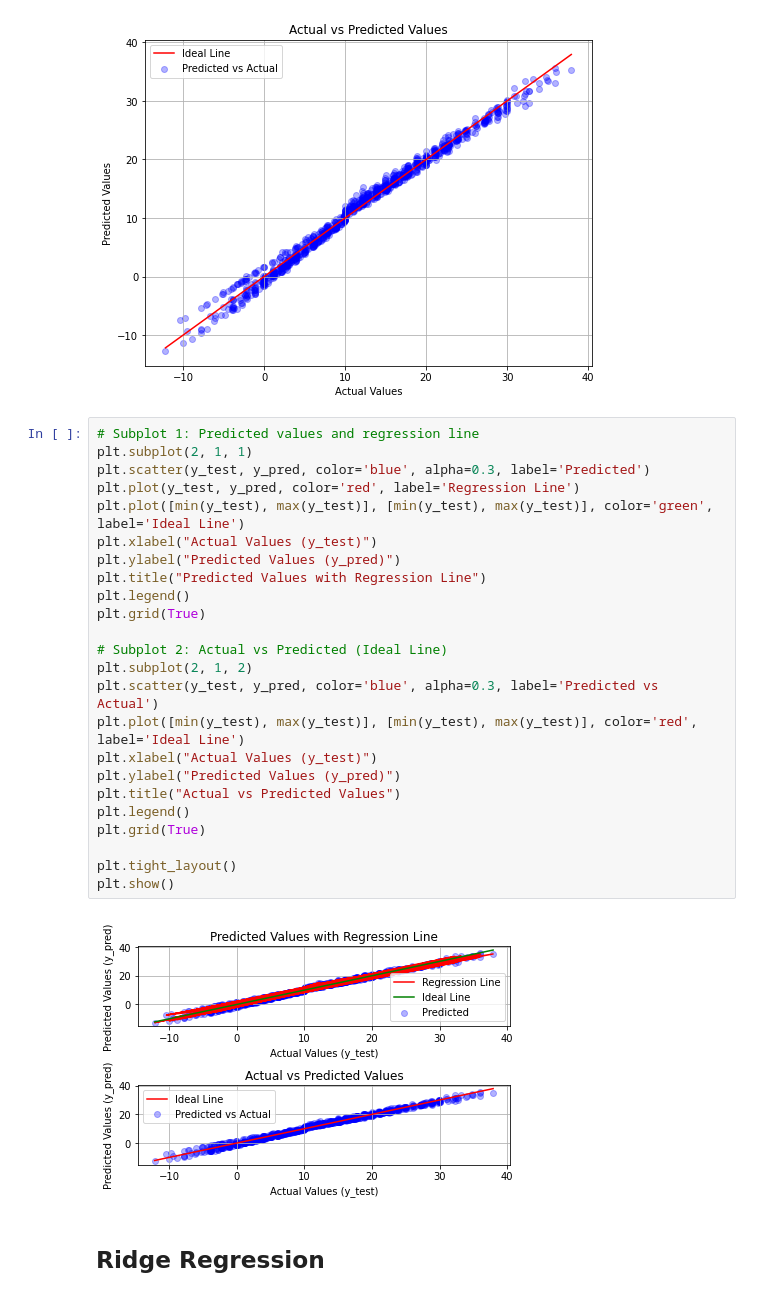
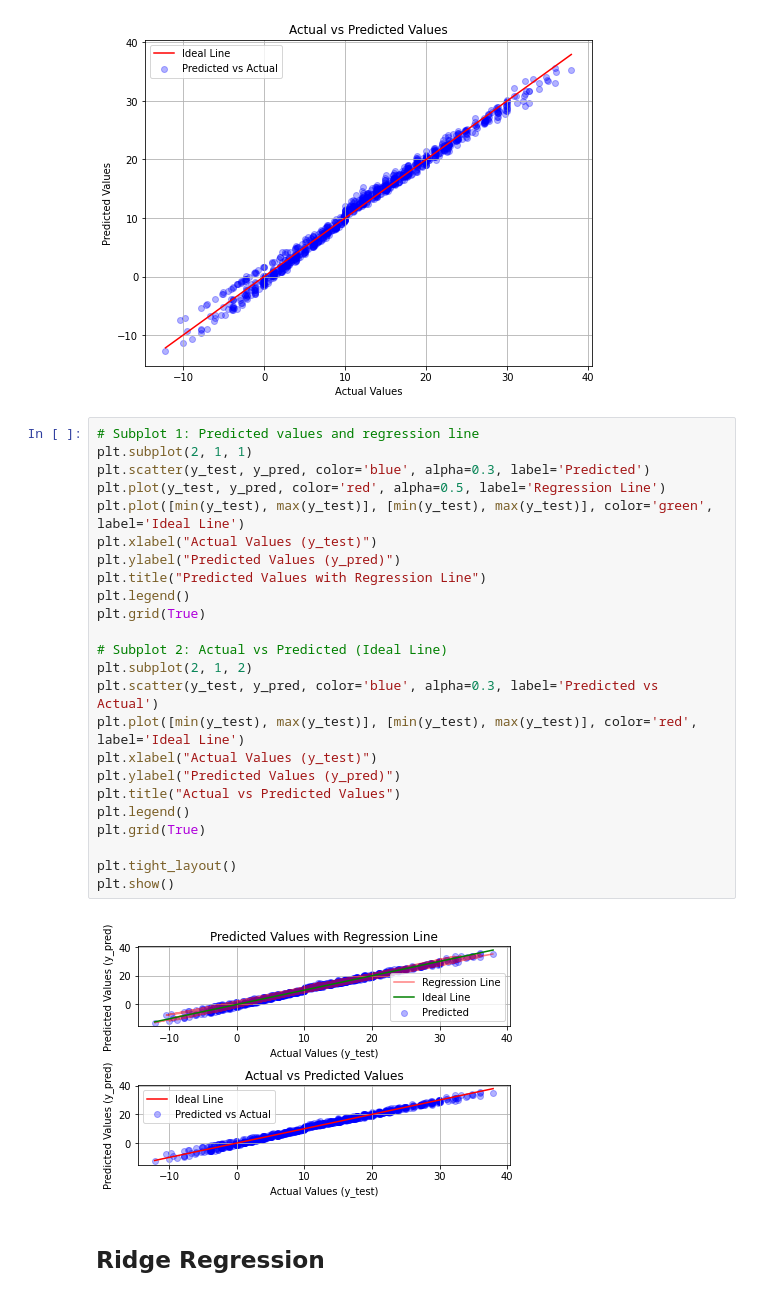
Before and after one commit to CoderDebojit/Debojit-Dhali, a Jupyter notebook: Python/JupyterNoteBook/JU - Assignment 2.ipynb, the cells around one changed output. Saved outputs shown, nothing was run; the diff lists cells and outputs as text.

```diff
--- a/Python/JupyterNoteBook/JU - Assignment 2.ipynb
+++ b/Python/JupyterNoteBook/JU - Assignment 2.ipynb
@@ -85,29 +85,29 @@ plt.show()
 # %%
 # Subplot 1: Predicted values and regression line
 plt.subplot(2, 1, 1)
 plt.scatter(y_test, y_pred, color='blue', alpha=0.3, label='Predicted')
-plt.plot(y_test, y_pred, color='red', label='Regression Line')
+plt.plot(y_test, y_pred, color='red', alpha=0.5, label='Regression Line')
 plt.plot([min(y_test), max(y_test)], [min(y_test), max(y_test)], color='green', label='Ideal Line')
 plt.xlabel("Actual Values (y_test)")
 plt.ylabel("Predicted Values (y_pred)")
 plt.title("Predicted Values with Regression Line")
 plt.legend()
 plt.grid(True)
 
 # Subplot 2: Actual vs Predicted (Ideal Line)
 plt.subplot(2, 1, 2)
 plt.scatter(y_test, y_pred, color='blue', alpha=0.3, label='Predicted vs Actual')
 plt.plot([min(y_test), max(y_test)], [min(y_test), max(y_test)], color='red', label='Ideal Line')
 plt.xlabel("Actual Values (y_test)")
 plt.ylabel("Predicted Values (y_pred)")
 plt.title("Actual vs Predicted Values")
 plt.legend()
 plt.grid(True)
 
 plt.tight_layout()
 plt.show()
 # %% [output]
-[figure, old version]
+[figure, new version]
 # %% [markdown]
 ## Ridge Regression
 # %%
```
Also changed, not shown: parts of 9 cells of this notebook, 1 other file.
